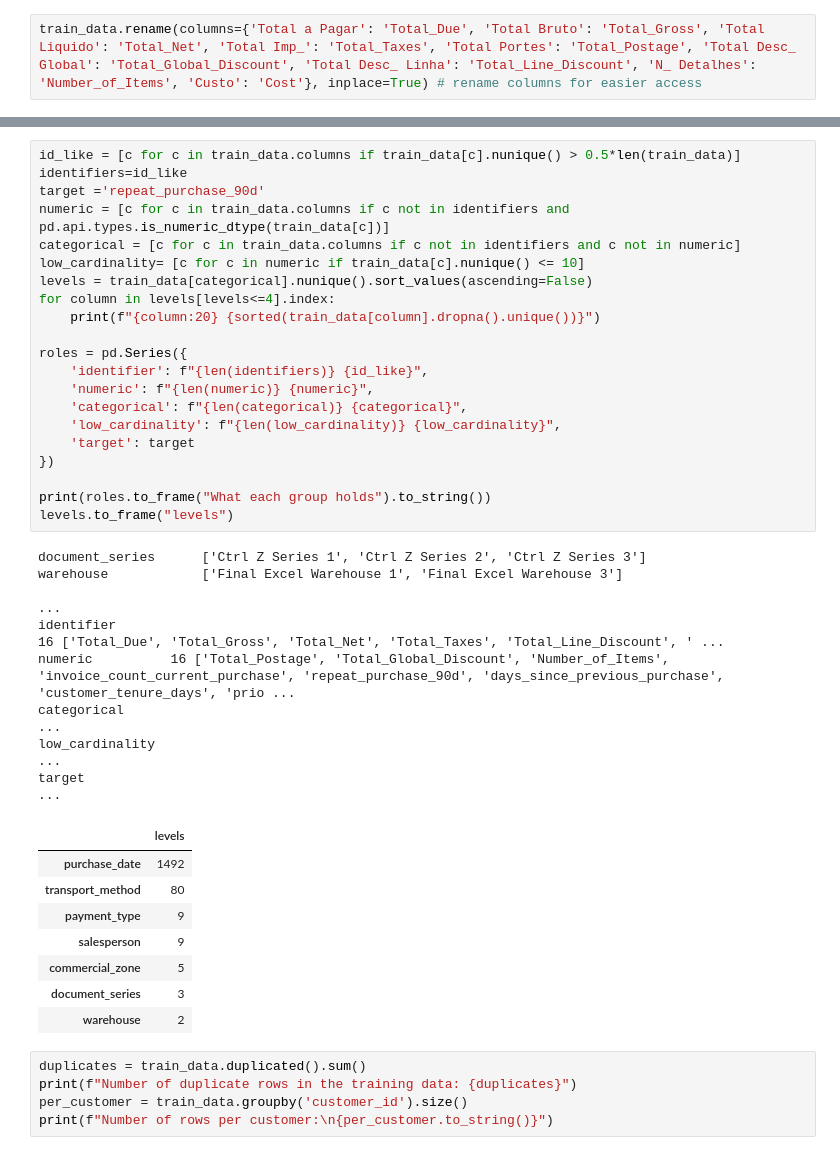
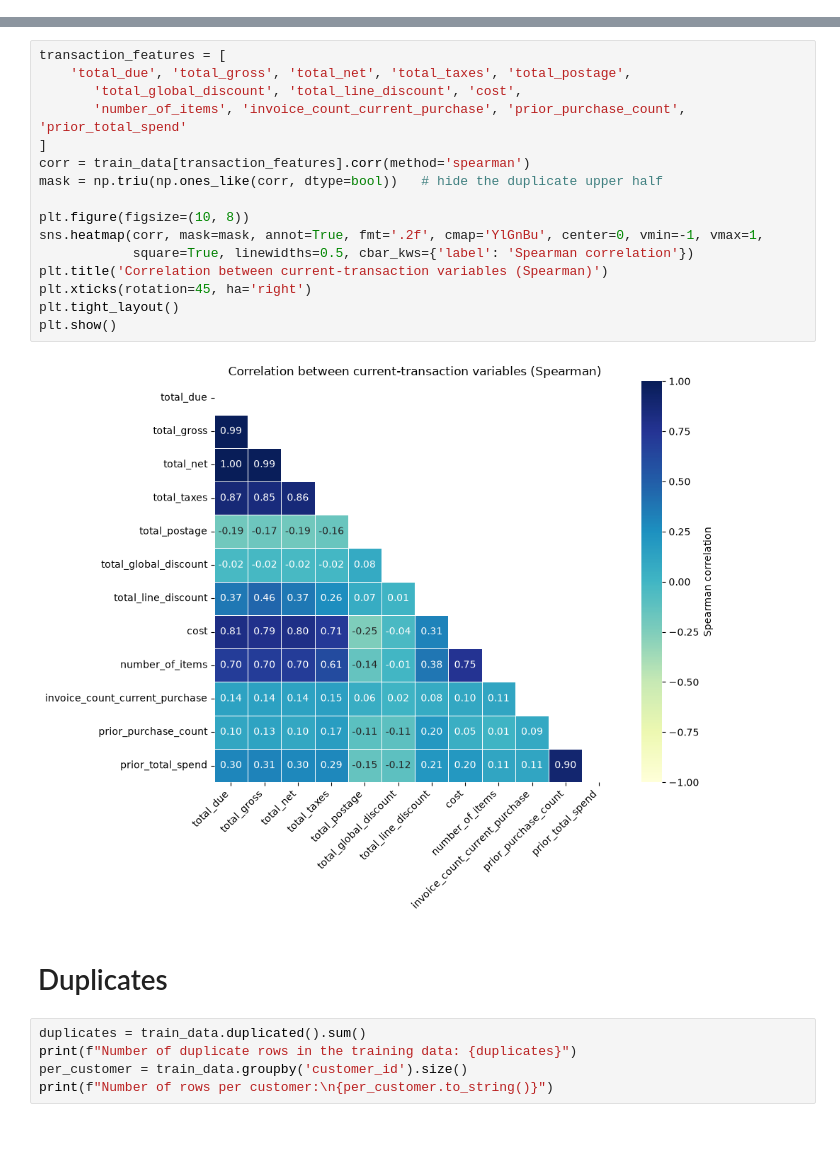
Before and after one commit to jfmenezes/Projeto-Machine-Learning, a Jupyter notebook: Notebook/DataExploration_TrainAndClients.ipynb, the cells around one changed output, grey strips where cells are left out. Cells and saved outputs as stored; diff of their text form.

```diff
--- a/Notebook/DataExploration_TrainAndClients.ipynb
+++ b/Notebook/DataExploration_TrainAndClients.ipynb
@@ -84,2 +132,0 @@ train_data['purchase_date'] = pd.to_datetime(train_data['purchase_date'], format
-# %%
-train_data.rename(columns={'Total a Pagar': 'Total_Due', 'Total Bruto': 'Total_Gross', 'Total Liquido': 'Total_Net', 'Total Imp_': 'Total_Taxes', 'Total Portes': 'Total_Postage', 'Total Desc_ Global': 'Total_Global_Discount', 'Total Desc_ Linha': 'Total_Line_Discount', 'N_ Detalhes': 'Number_of_Items', 'Custo': 'Cost'}, inplace=True) # rename columns for easier access
@@ -106,41 +133,23 @@ dtype: int64
-# %%
-id_like = [c for c in train_data.columns if train_data[c].nunique() > 0.5*len(train_data)]
-identifiers=id_like
-target ='repeat_purchase_90d'
-numeric = [c for c in train_data.columns if c not in identifiers and pd.api.types.is_numeric_dtype(train_data[c])]
-categorical = [c for c in train_data.columns if c not in identifiers and c not in numeric]
-low_cardinality= [c for c in numeric if train_data[c].nunique() <= 10]
-levels = train_data[categorical].nunique().sort_values(ascending=False)
-for column in levels[levels<=4].index:
-    print(f"{column:20} {sorted(train_data[column].dropna().unique())}")
-
-roles = pd.Series({
-    'identifier': f"{len(identifiers)} {id_like}",
-    'numeric': f"{len(numeric)} {numeric}",
-    'categorical': f"{len(categorical)} {categorical}",
-    'low_cardinality': f"{len(low_cardinality)} {low_cardinality}",
-    'target': target
-})
-
-print(roles.to_frame("What each group holds").to_string())
-levels.to_frame("levels")
-# %% [output]
-document_series      ['Ctrl Z Series 1', 'Ctrl Z Series 2', 'Ctrl Z Series 3']
-warehouse            ['Final Excel Warehouse 1', 'Final Excel Warehouse 3']
-                                                                                                                                                                                                         ...
-identifier                                                                                                          16 ['Total_Due', 'Total_Gross', 'Total_Net', 'Total_Taxes', 'Total_Line_Discount', ' ...
-numeric          16 ['Total_Postage', 'Total_Global_Discount', 'Number_of_Items', 'invoice_count_current_purchase', 'repeat_purchase_90d', 'days_since_previous_purchase', 'customer_tenure_days', 'prio ...
-categorical                                                                                                                                                                                              ...
-low_cardinality                                                                                                                                                                                          ...
-target                                                                                                                                                                                                   ...
-|  | levels |
-| purchase_date | 1492 |
-| transport_method | 80 |
-| payment_type | 9 |
-| salesperson | 9 |
-| commercial_zone | 5 |
-| document_series | 3 |
-| warehouse | 2 |
+# %%
+transaction_features = [
+    'total_due', 'total_gross', 'total_net', 'total_taxes', 'total_postage',
+       'total_global_discount', 'total_line_discount', 'cost',
+       'number_of_items', 'invoice_count_current_purchase', 'prior_purchase_count', 'prior_total_spend'
+]
+corr = train_data[transaction_features].corr(method='spearman')
+mask = np.triu(np.ones_like(corr, dtype=bool))   # hide the duplicate upper half
+
+plt.figure(figsize=(10, 8))
+sns.heatmap(corr, mask=mask, annot=True, fmt='.2f', cmap='YlGnBu', center=0, vmin=-1, vmax=1,
+            square=True, linewidths=0.5, cbar_kws={'label': 'Spearman correlation'})
+plt.title('Correlation between current-transaction variables (Spearman)')
+plt.xticks(rotation=45, ha='right')
+plt.tight_layout()
+plt.show()
+# %% [output]
+[figure, added]
+# %% [markdown]
+# Duplicates
 # %%
 duplicates = train_data.duplicated().sum()
 print(f"Number of duplicate rows in the training data: {duplicates}")
```
Also changed, not shown: parts of 41 cells of this notebook, 6 other files.
